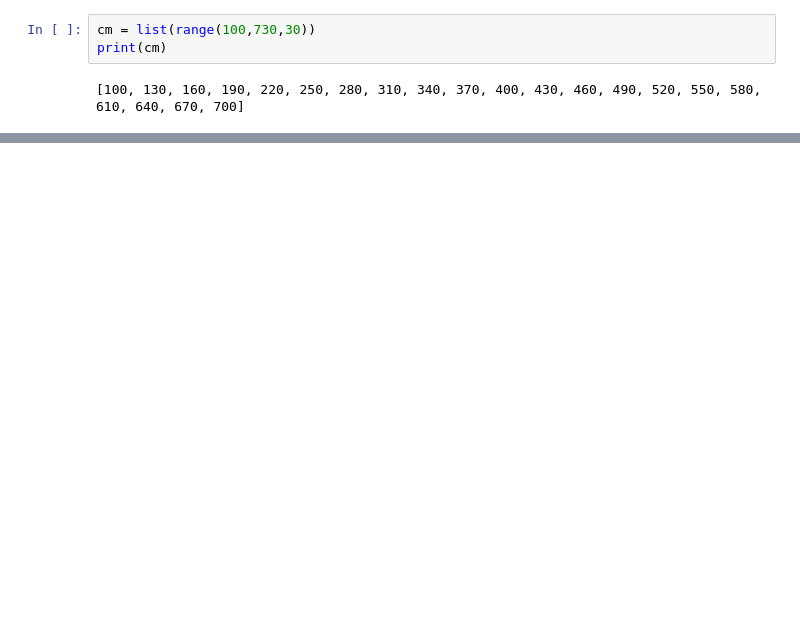
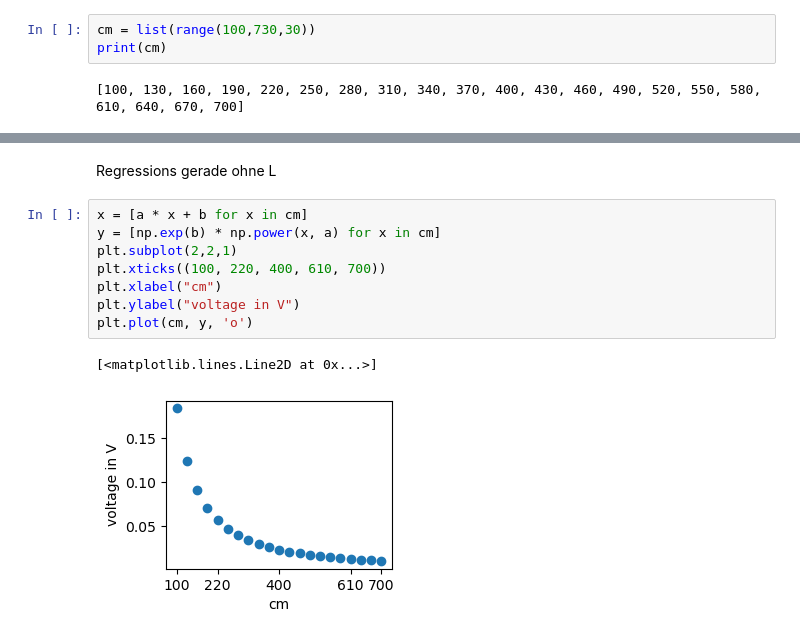
Before and after one commit to hannesbrugger/Signale-und-Systeme, a Jupyter notebook: Versuch1/versuch-1-abstand.ipynb, the cells around one changed output, grey strips where cells are left out. Drawn from its saved outputs; the diff is of its cells as text; blank space fills up the shorter version.

```diff
--- a/Versuch1/versuch-1-abstand.ipynb
+++ b/Versuch1/versuch-1-abstand.ipynb
@@ -61,0 +54,13 @@ plt.plot(logx , logy, 'o')
+# %% [markdown]
+Regressions gerade ohne L
+# %%
+x = [a * x + b for x in cm]
+y = [np.exp(b) * np.power(x, a) for x in cm]
+plt.subplot(2,2,1)
+plt.xticks((100, 220, 400, 610, 700))
+plt.xlabel("cm")
+plt.ylabel("voltage in V")
+plt.plot(cm, y, 'o')
+# %% [output]
+[<matplotlib.lines.Line2D at 0x...>]
+[figure, added]
```
Also changed, not shown: parts of 14 cells of this notebook.
